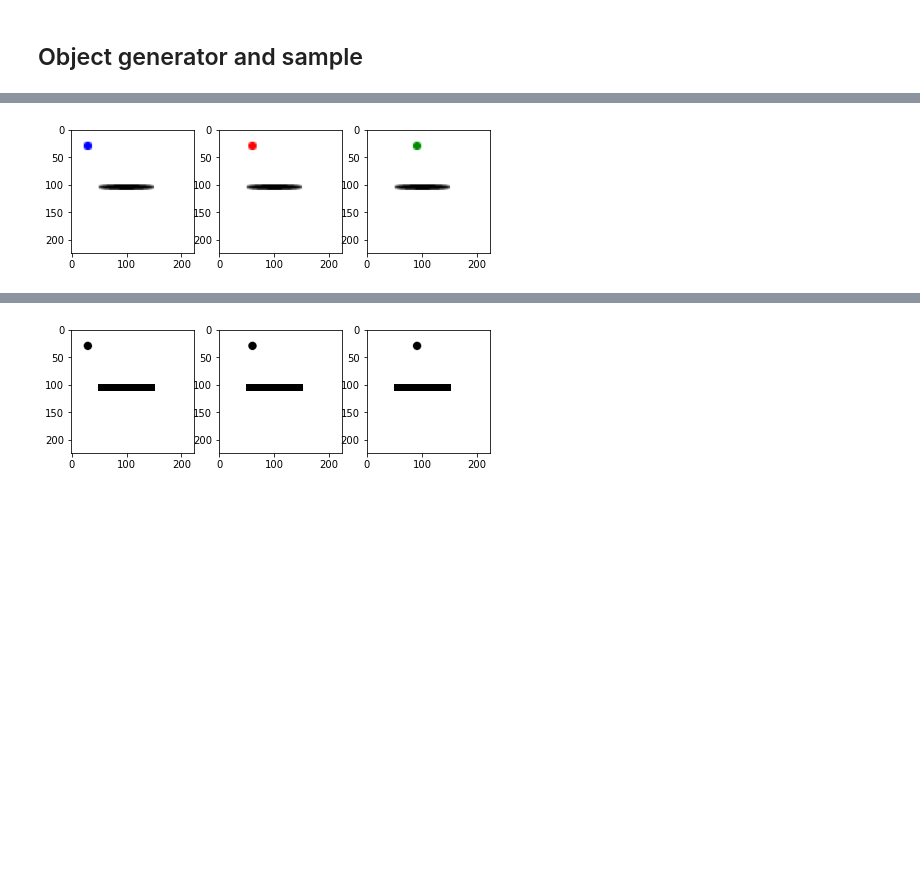
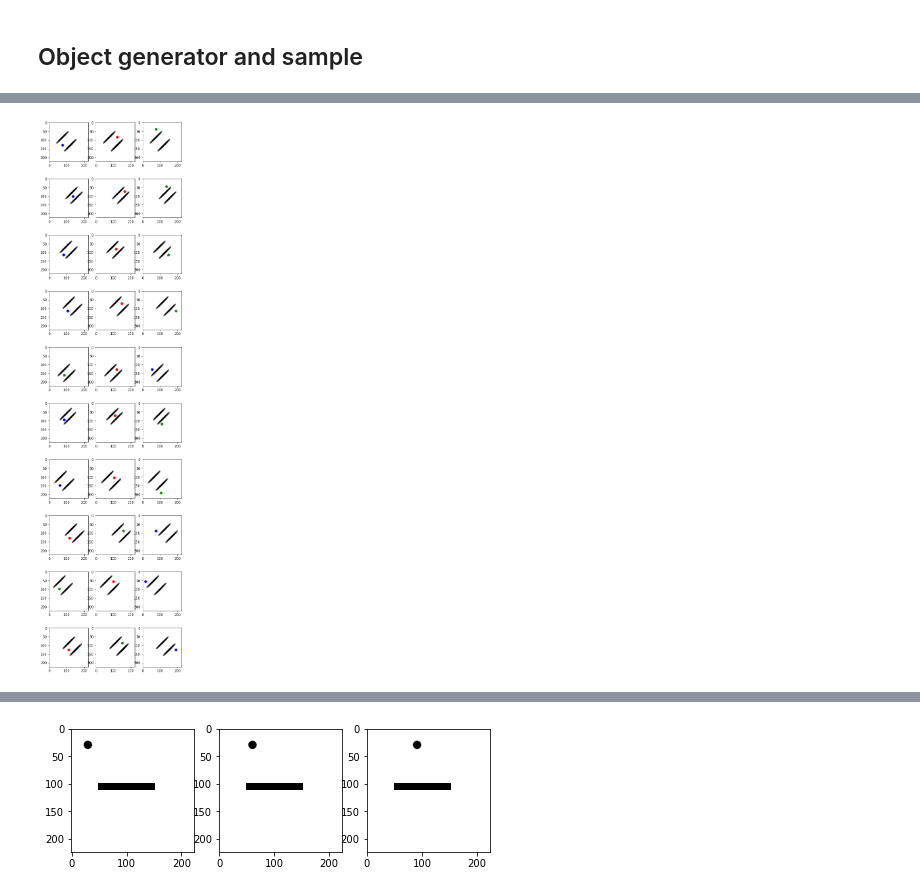
Before and after one commit to guydav/simple-relational-reasoning, a Jupyter notebook: notebooks/QuinnEmbeddingTask.ipynb, the cells around one changed output, grey strips where cells are left out. Cells and saved outputs as stored; diff of their text form; code cells hidden in the pictures; blank space fills up the shorter version.

```diff
--- a/notebooks/QuinnEmbeddingTask.ipynb
+++ b/notebooks/QuinnEmbeddingTask.ipynb
@@ -98,20 +91,21 @@ plot_generator_examples(diag_gen)
-# %%
-target_size = 15
-reference_size = (10, 100)
-reference_positions = [(105, 100)]
-
-blue_target_patch = matplotlib.patches.Circle((0, 0), target_size // 2, color='blue')
-red_target_patch = matplotlib.patches.Circle((0, 0), target_size // 2, color='red')
-green_target_patch = matplotlib.patches.Circle((0, 0), target_size // 2, color='green')
-reference_patch = matplotlib.patches.Ellipse((0, 0), width=reference_size[1],
-                                             height=reference_size[0], color='black')
-
-blur_func = lambda x: cv2.blur(x, (5, 5))
-
-# gen = NaiveStimulusGenerator(target_size, refernce_size, target_color='black', dtype=torch.float32)
-gen = PatchStimulusGenerator(target_size, reference_size, [blue_target_patch, red_target_patch, green_target_patch],
-                             reference_patch, blur_func=blur_func)
-
-plot_generator_examples(gen)
-# %% [output]
-[figure, removed]
+# %%
+N = 10
+
+above_below_quinn_gen = QuinnTripletGenerator(gen, (30, 70),
+    relation='between', two_reference_objects=True, n_target_types=3,
+    extra_diagonal_margin=10)
+results = above_below_quinn_gen(N, normalize=False)
+plt.figure(figsize=(7, 3 * N))
+
+for row in range(N):
+    for col in range(3):
+        ax = plt.subplot(N, 3, (3 * row) + col + 1)
+        x = results[row, col]
+        centroid = tuple((x == torch.tensor([1, 0.27, 0]).view(3, 1, 1)).all(axis=0).nonzero().squeeze().numpy())
+
+        # print(centroid, above_below_quinn_gen.centroids[row])
+        ax.imshow(x.permute(1, 2, 0).numpy())
+
+plt.show()
+# %% [output]
+[figure, added]
```
Also changed, not shown: parts of 3 cells of this notebook, 2 other files.
